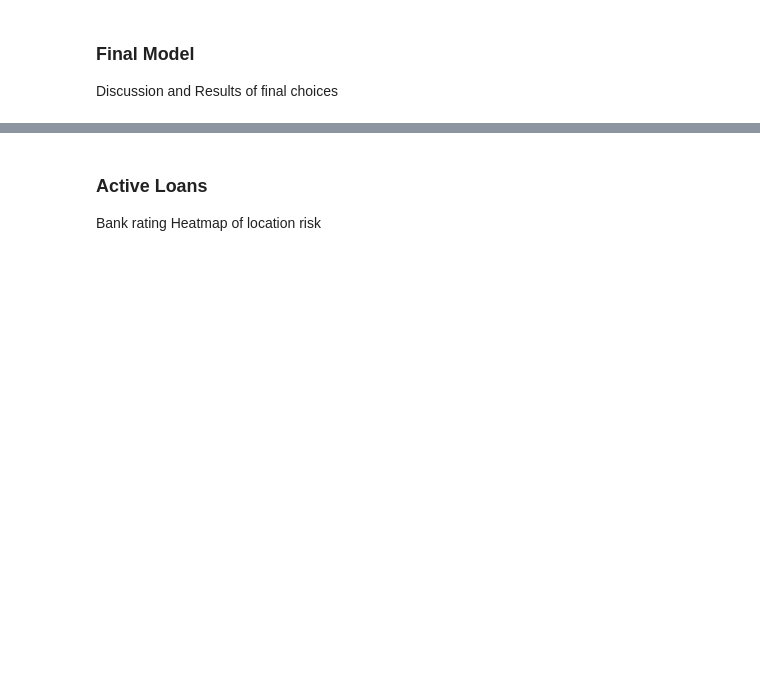
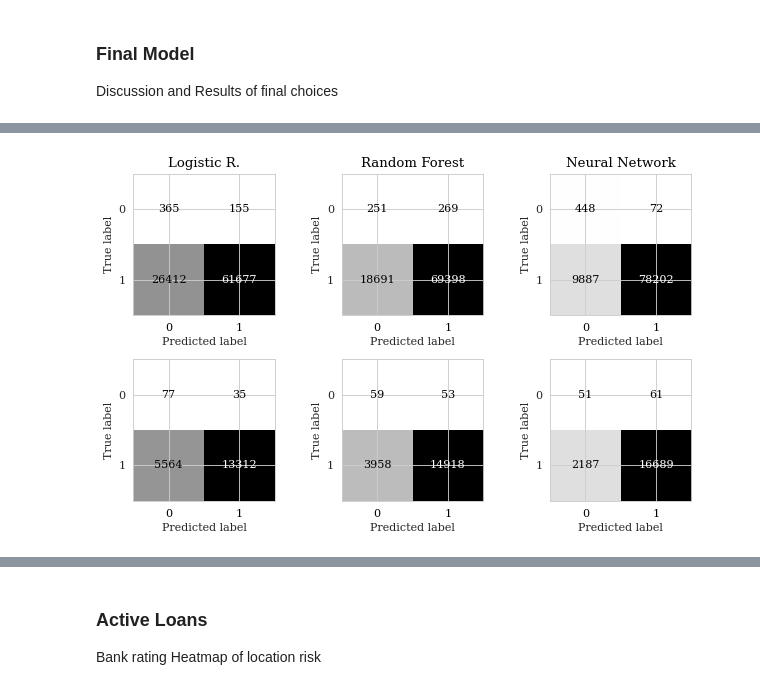
Before and after one commit to AsheRaymondBarker/MLPy2, a Jupyter notebook: project2final.ipynb, the cells around one changed output, grey strips where cells are left out. Saved outputs shown, nothing was run; the diff lists cells and outputs as text; code cells hidden in the pictures; blank space fills up the shorter version.

```diff
--- a/project2final.ipynb
+++ b/project2final.ipynb
@@ -550,0 +645,35 @@ Discussion and Results of final choices
+# %%
+t = 0.5
+to_binary = np.vectorize(lambda x : 1 if x > t else 0)
+
+y_pred_log_train = log_smote.predict(X_train_e)
+y_pred_log_val = log_smote.predict(X_val_e)
+
+y_pred_rf_train = to_binary(rf_model.predict_proba(X_train_e)[:,1])
+y_pred_rf_val = to_binary(rf_model.predict_proba(X_val_e)[:,1])
+
+y_pred_nn_train = to_binary(nn_model_deep.predict(X_train_e_nn))
+y_pred_nn_val = to_binary(nn_model_deep.predict(X_val_e_nn))
+
+true_labels = [y_train, y_val]
+
+fig, ax = plt.subplots(2,3)
+
+ConfusionMatrixDisplay.from_predictions(y_train, y_pred_log_train,
+                                        ax=ax[0][0], colorbar=False, cmap="binary")
+ConfusionMatrixDisplay.from_predictions(y_train, y_pred_rf_train,
+                                        ax=ax[0][1], colorbar=False, cmap="binary")
+ConfusionMatrixDisplay.from_predictions(y_train, y_pred_nn_train,
+                                        ax=ax[0][2], colorbar=False, cmap="binary")
+
+ConfusionMatrixDisplay.from_predictions(y_val, y_pred_log_val,
+                                        ax=ax[1][0], colorbar=False, cmap="binary")
+ConfusionMatrixDisplay.from_predictions(y_val, y_pred_rf_val,
+                                        ax=ax[1][1], colorbar=False, cmap="binary")
+ConfusionMatrixDisplay.from_predictions(y_val, y_pred_nn_val,
+                                        ax=ax[1][2], colorbar=False, cmap="binary")
+
+ax[0][0].set_title('Logistic R.'); ax[0][1].set_title('Random Forest'); ax[0][2].set_title('Neural Network')
+plt.tight_layout()
+plt.show()
+# %% [output]
@@ -550,0 +682 @@ Discussion and Results of final choices
+[figure, added]
```
Also changed, not shown: parts of 28 cells of this notebook, 1 other file.
